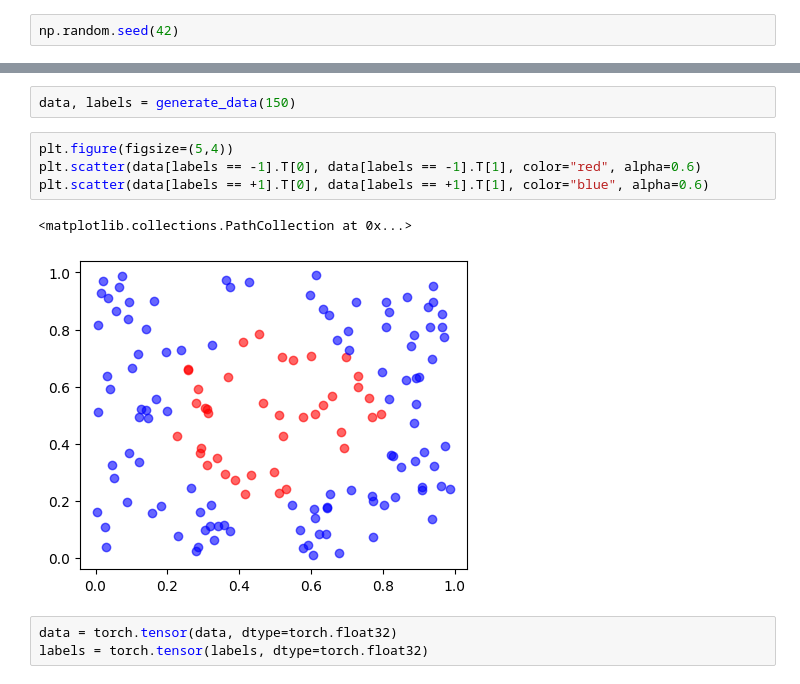
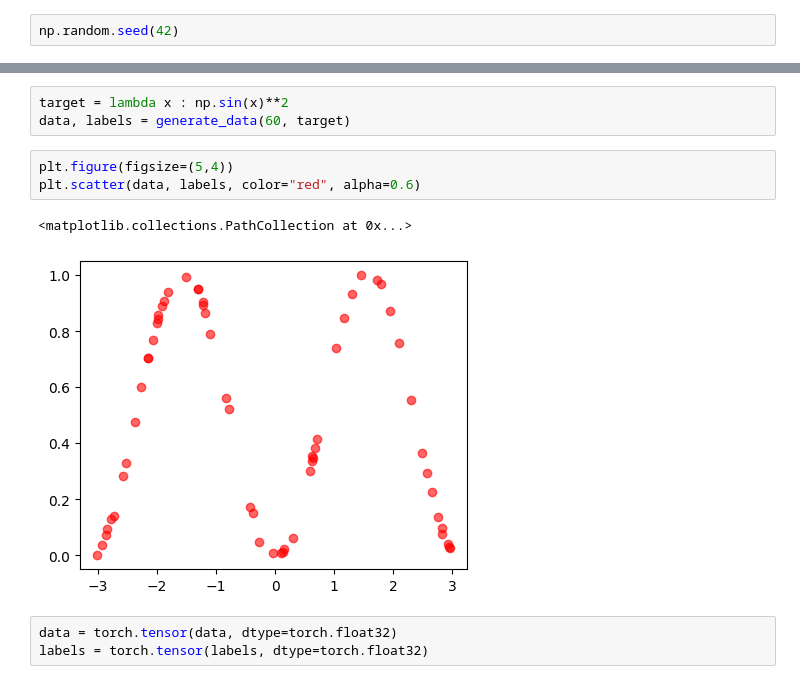
Before and after one commit to qiboteam/qiboml, a Jupyter notebook: tutorials/model_training.ipynb, the cells around one changed output, grey strips where cells are left out. Drawn from its saved outputs; the diff is of its cells as text.

```diff
--- a/tutorials/model_training.ipynb
+++ b/tutorials/model_training.ipynb
@@ -81,12 +79,12 @@ def train_model(model, data, labels, epochs, nmessage=1):
 # %%
-data, labels = generate_data(150)
+target = lambda x : np.sin(x)**2
+data, labels = generate_data(60, target)
 # %%
 plt.figure(figsize=(5,4))
-plt.scatter(data[labels == -1].T[0], data[labels == -1].T[1], color="red", alpha=0.6)
-plt.scatter(data[labels == +1].T[0], data[labels == +1].T[1], color="blue", alpha=0.6)
+plt.scatter(data, labels, color="red", alpha=0.6)
 # %% [output]
 <matplotlib.collections.PathCollection at 0x...>
-[figure, old version]
+[figure, new version]
 # %%
 data = torch.tensor(data, dtype=torch.float32)
 labels = torch.tensor(labels, dtype=torch.float32)
```
Also changed, not shown: parts of 15 cells of this notebook, 1 other file.
